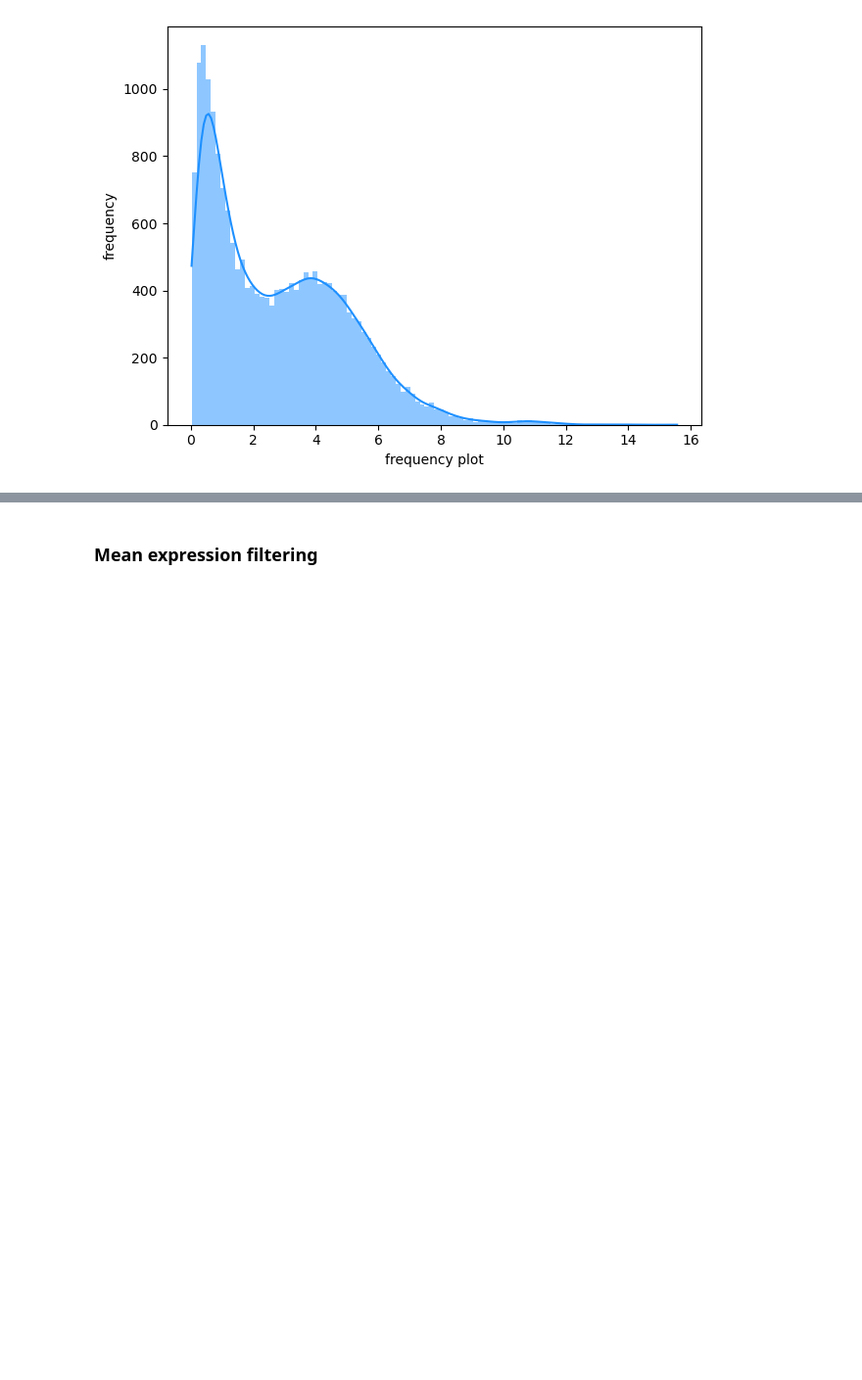
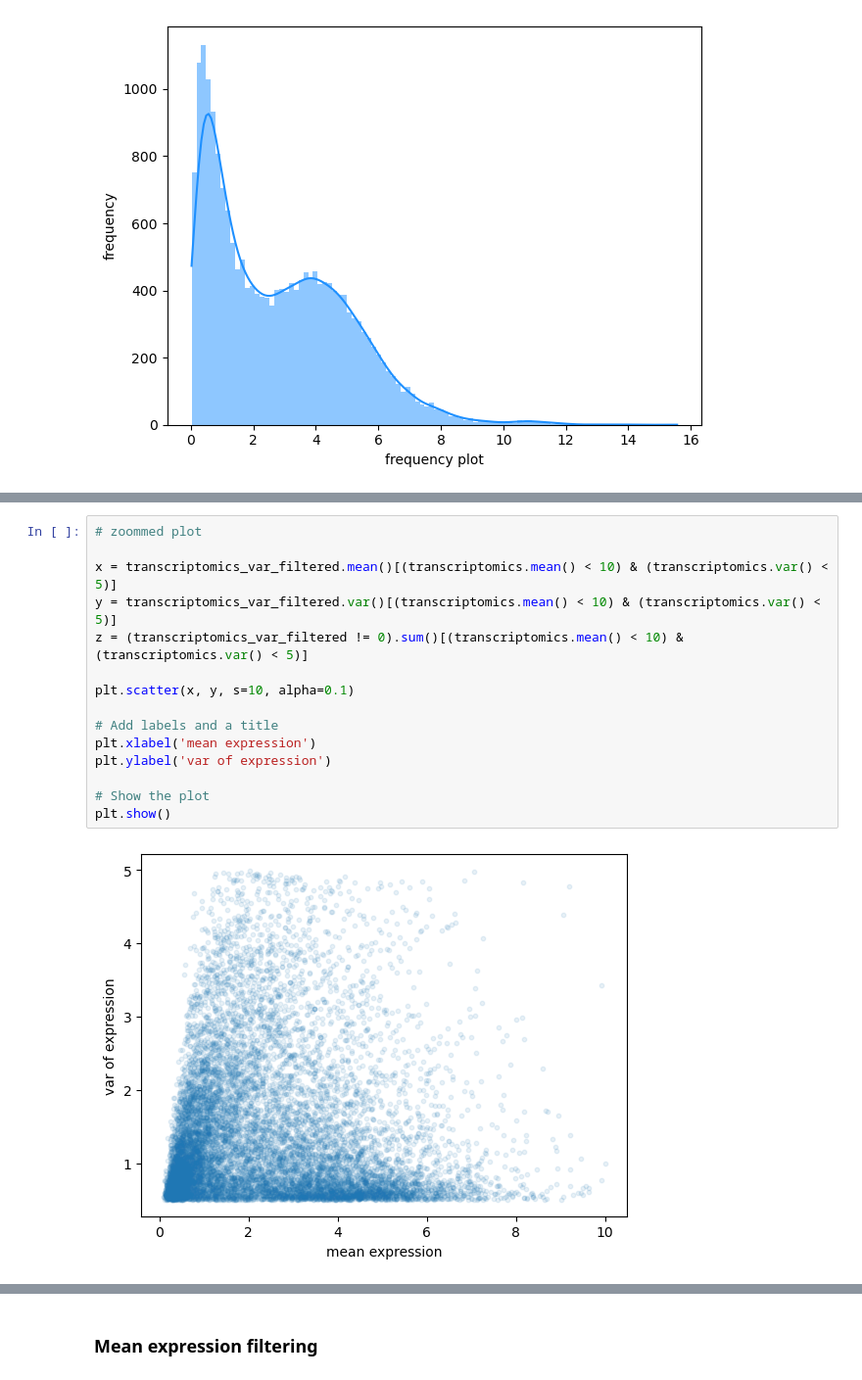
Before and after one commit to flaviocaroli/Cancer-Protein-RNA-research, a Jupyter notebook: 01. pre-processing/02. filtering_matched.ipynb, the cells around one changed output, grey strips where cells are left out. Shown at 98% size. Drawn from its saved outputs; the diff is of its cells as text; blank space fills up the shorter version.

```diff
--- a/01. pre-processing/02. filtering_matched.ipynb
+++ b/01. pre-processing/02. filtering_matched.ipynb
@@ -312,0 +351,17 @@ plot_freq(transcriptomics.mean()[(transcriptomics != 0).sum() > 300],
+# %%
+# zoommed plot
+
+x = transcriptomics_var_filtered.mean()[(transcriptomics.mean() < 10) & (transcriptomics.var() < 5)]
+y = transcriptomics_var_filtered.var()[(transcriptomics.mean() < 10) & (transcriptomics.var() < 5)]
+z = (transcriptomics_var_filtered != 0).sum()[(transcriptomics.mean() < 10) & (transcriptomics.var() < 5)]
+
+plt.scatter(x, y, s=10, alpha=0.1)
+
+# Add labels and a title
+plt.xlabel('mean expression')
+plt.ylabel('var of expression')
+
+# Show the plot
+plt.show()
+# %% [output]
+[figure, added]
```
Also changed, not shown: parts of 35 cells of this notebook.
